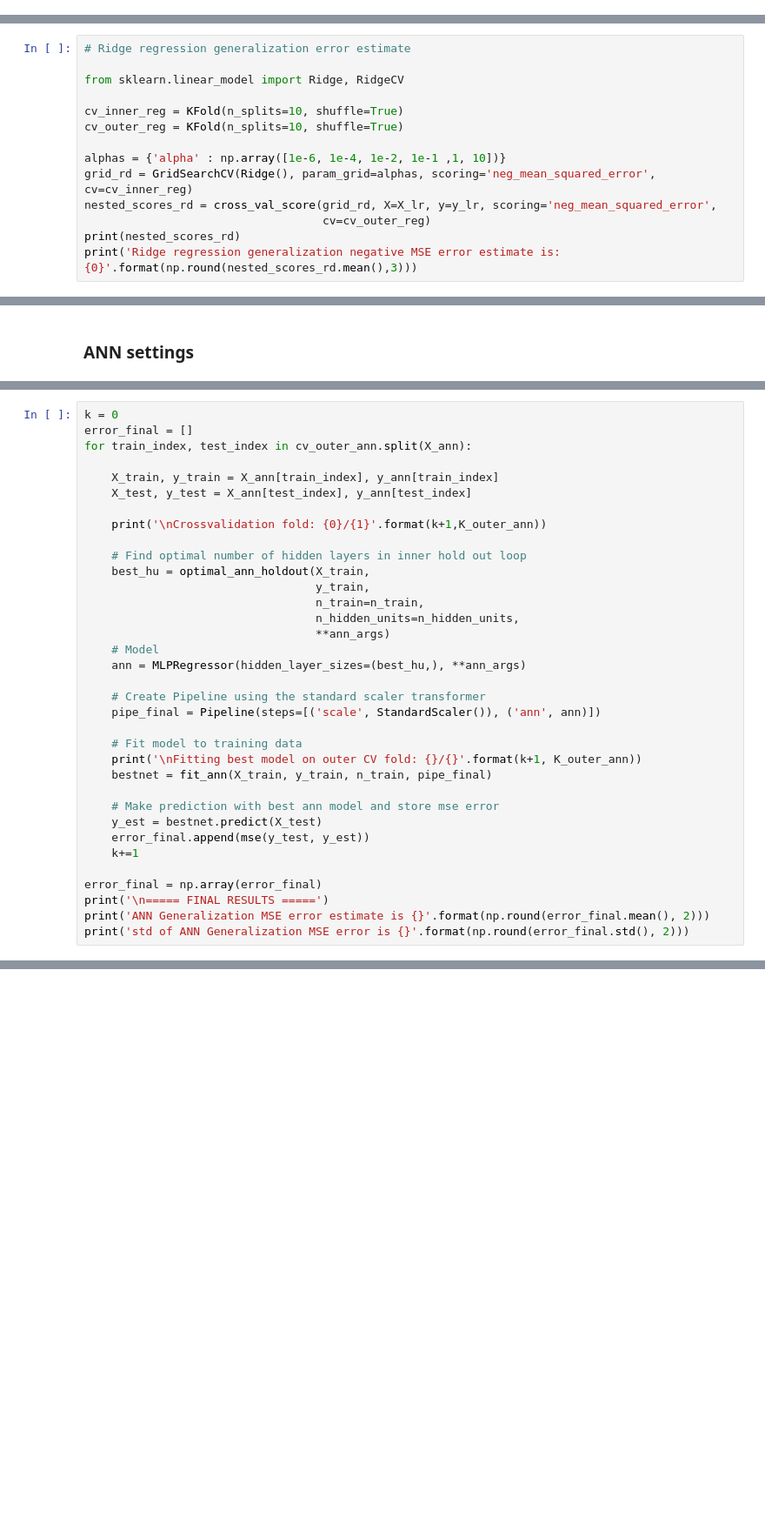
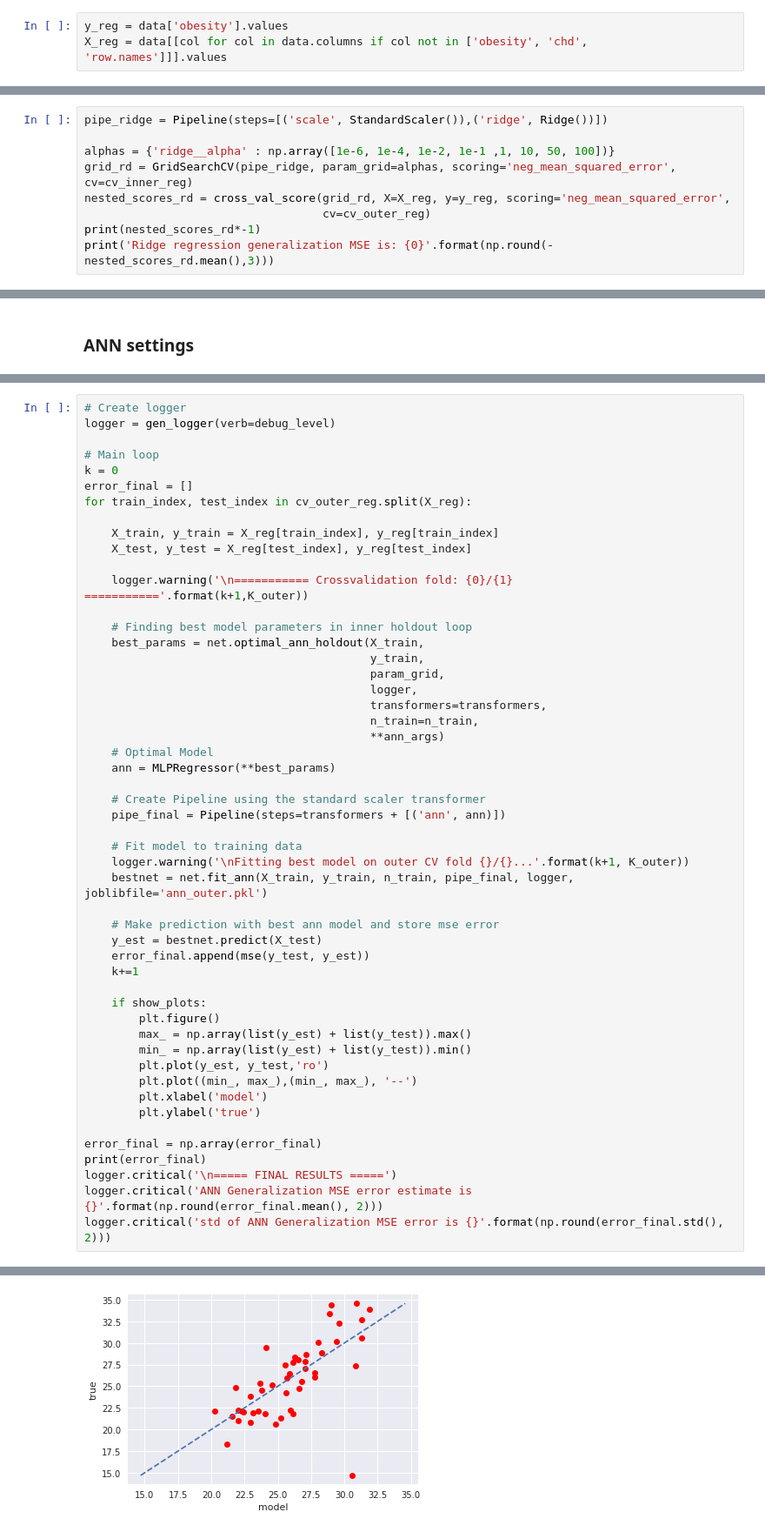
Before and after one commit to benbenasque/machine_learning_tutorials, a Jupyter notebook: machine_learning_exercise.ipynb, the cells around one changed output, grey strips where cells are left out. Shown at 87% size. Saved outputs shown, nothing was run; the diff lists cells and outputs as text; blank space fills up the shorter version.

```diff
--- a/machine_learning_exercise.ipynb
+++ b/machine_learning_exercise.ipynb
@@ -662,0 +712,3 @@ dtype: float64
+# %%
+y_reg = data['obesity'].values
+X_reg = data[[col for col in data.columns if col not in ['obesity', 'chd', 'row.names']]].values
@@ -663,15 +752,10 @@ dtype: float64
 # %%
-# Ridge regression generalization error estimate
+pipe_ridge = Pipeline(steps=[('scale', StandardScaler()),('ridge', Ridge())])
 
-from sklearn.linear_model import Ridge, RidgeCV
-
-cv_inner_reg = KFold(n_splits=10, shuffle=True)
-cv_outer_reg = KFold(n_splits=10, shuffle=True)
-
-alphas = {'alpha' : np.array([1e-6, 1e-4, 1e-2, 1e-1 ,1, 10])}
-grid_rd = GridSearchCV(Ridge(), param_grid=alphas, scoring='neg_mean_squared_error', cv=cv_inner_reg)
-nested_scores_rd = cross_val_score(grid_rd, X=X_lr, y=y_lr, scoring='neg_mean_squared_error',
+alphas = {'ridge__alpha' : np.array([1e-6, 1e-4, 1e-2, 1e-1 ,1, 10, 50, 100])}
+grid_rd = GridSearchCV(pipe_ridge, param_grid=alphas, scoring='neg_mean_squared_error', cv=cv_inner_reg)
+nested_scores_rd = cross_val_score(grid_rd, X=X_reg, y=y_reg, scoring='neg_mean_squared_error',
                                    cv=cv_outer_reg)
-print(nested_scores_rd)
-print('Ridge regression generalization negative MSE error estimate is: {0}'.format(np.round(nested_scores_rd.mean(),3)))
+print(nested_scores_rd*-1)
+print('Ridge regression generalization MSE is: {0}'.format(np.round(-nested_scores_rd.mean(),3)))
 # %% [output]
@@ -826,36 +828,52 @@ list(itertools.product(*aa))
 # %%
+# Create logger
+logger = gen_logger(verb=debug_level)
+
+# Main loop
 k = 0
 error_final = []
-for train_index, test_index in cv_outer_ann.split(X_ann):
+for train_index, test_index in cv_outer_reg.split(X_reg):
 
-    X_train, y_train = X_ann[train_index], y_ann[train_index]
-    X_test, y_test = X_ann[test_index], y_ann[test_index]
+    X_train, y_train = X_reg[train_index], y_reg[train_index]
+    X_test, y_test = X_reg[test_index], y_reg[test_index]
 
-    print('\nCrossvalidation fold: {0}/{1}'.format(k+1,K_outer_ann))
+    logger.warning('\n=========== Crossvalidation fold: {0}/{1} ==========='.format(k+1,K_outer))
 
-    # Find optimal number of hidden layers in inner hold out loop
-    best_hu = optimal_ann_holdout(X_train,
-                                  y_train,
-                                  n_train=n_train,
-                                  n_hidden_units=n_hidden_units,
-                                  **ann_args)
-    # Model
-    ann = MLPRegressor(hidden_layer_sizes=(best_hu,), **ann_args)
+    # Finding best model parameters in inner holdout loop
+    best_params = net.optimal_ann_holdout(X_train,
+                                          y_train,
+                                          param_grid,
+                                          logger,
+                                          transformers=transformers,
+                                          n_train=n_train,
+                                          **ann_args)
+    # Optimal Model
+    ann = MLPRegressor(**best_params)
 
     # Create Pipeline using the standard scaler transformer
-    pipe_final = Pipeline(steps=[('scale', StandardScaler()), ('ann', ann)])
+    pipe_final = Pipeline(steps=transformers + [('ann', ann)])
 
     # Fit model to training data
-    print('\nFitting best model on outer CV fold: {}/{}'.format(k+1, K_outer_ann))
-    bestnet = fit_ann(X_train, y_train, n_train, pipe_final)
+    logger.warning('\nFitting best model on outer CV fold {}/{}...'.format(k+1, K_outer))
+    bestnet = net.fit_ann(X_train, y_train, n_train, pipe_final, logger, joblibfile='ann_outer.pkl')
 
     # Make prediction with best ann model and store mse error
     y_est = bestnet.predict(X_test)
     error_final.append(mse(y_test, y_est))
     k+=1
 
+    if show_plots:
+        plt.figure()
+        max_ = np.array(list(y_est) + list(y_test)).max()
+        min_ = np.array(list(y_est) + list(y_test)).min()
+        plt.plot(y_est, y_test,'ro')
+        plt.plot((min_, max_),(min_, max_), '--')
+        plt.xlabel('model')
+        plt.ylabel('true')
+
 error_final = np.array(error_final)
-print('\n===== FINAL RESULTS =====')
-print('ANN Generalization MSE error estimate is {}'.format(np.round(error_final.mean(), 2)))
-print('std of ANN Generalization MSE error is {}'.format(np.round(error_final.std(), 2)))
+print(error_final)
+logger.critical('\n===== FINAL RESULTS =====')
+logger.critical('ANN Generalization MSE error estimate is {}'.format(np.round(error_final.mean(), 2)))
+logger.critical('std of ANN Generalization MSE error is {}'.format(np.round(error_final.std(), 2)))
 # %% [output]
@@ -878,0 +885 @@ std of ANN Generalization MSE error is 4.98
+[figure, added]
```
Also changed, not shown: parts of 33 cells of this notebook.
